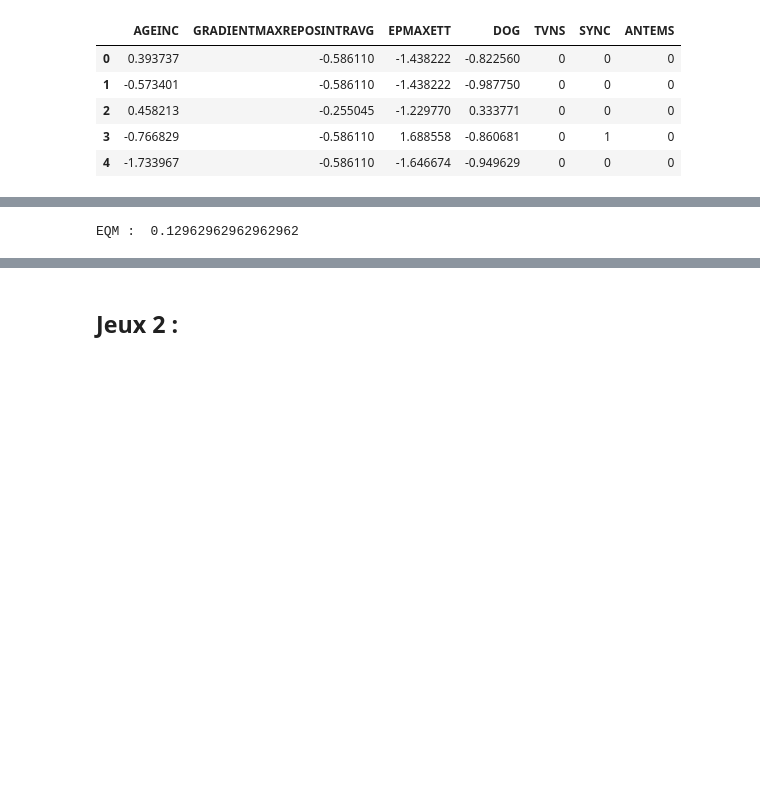
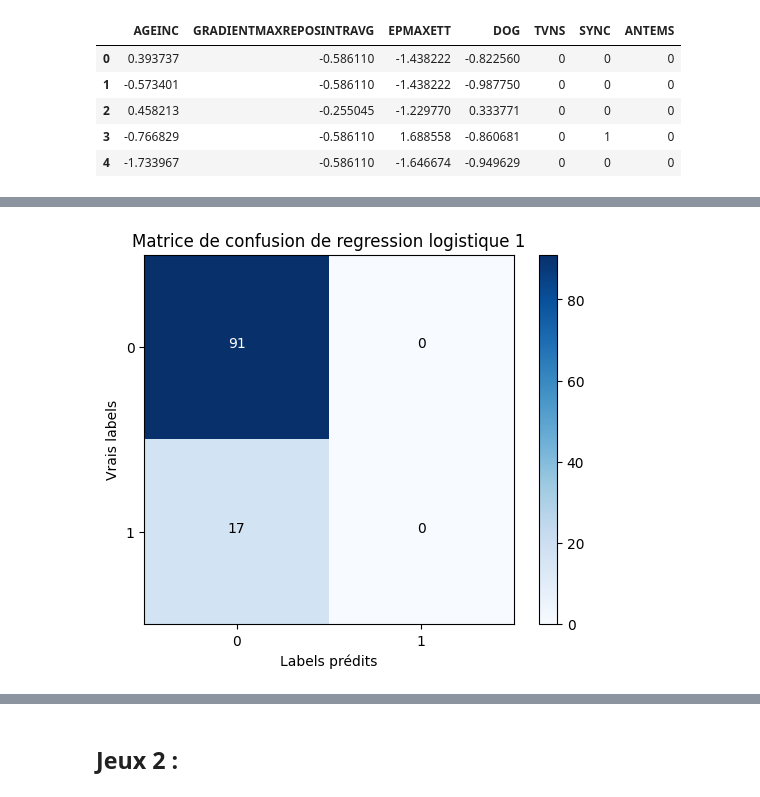
Before and after one commit to hacenekt1/TER_Sujet13, a Jupyter notebook: RL_RN.ipynb, the cells around one changed output, grey strips where cells are left out. Drawn from its saved outputs; the diff is of its cells as text; code cells hidden in the pictures; blank space fills up the shorter version.

```diff
--- a/RL_RN.ipynb
+++ b/RL_RN.ipynb
@@ -72,9 +78,27 @@ print(logistic_acc1)
-# %%
-from sklearn.metrics import mean_squared_error
-eqm = mean_squared_error(y_test, logistic_pred1)
-print("EQM : ", eqm)
-# %% [output]
-EQM :  0.12962962962962962
+# %%
+from sklearn.metrics import confusion_matrix
+
+matrix = confusion_matrix(y_true=y_test, y_pred=logistic_pred1)
+classes = range(0,2)
+plt.figure()
+
+plt.imshow(matrix, interpolation='nearest',cmap='Blues')
+plt.title("Matrice de confusion de regression logistique 1")
+plt.colorbar()
+tick_marks = np.arange(len(classes))
+plt.xticks(tick_marks, classes)
+plt.yticks(tick_marks, classes)
+
+for i, j in itertools.product(range(matrix.shape[0]), range(matrix.shape[1])):
+    plt.text(j, i, matrix[i, j],
+             horizontalalignment="center",
+             color="white" if matrix[i, j] > ( matrix.max() / 2) else "black")
+
+plt.ylabel('Vrais labels')
+plt.xlabel('Labels prédits')
+plt.show()
+# %% [output]
+[figure, added]
 # %%
 # Entraîner un modèle de random forest
 rf1 = RandomForestClassifier(n_estimators=100, oob_score=True)
```
Also changed, not shown: parts of 23 cells of this notebook.
